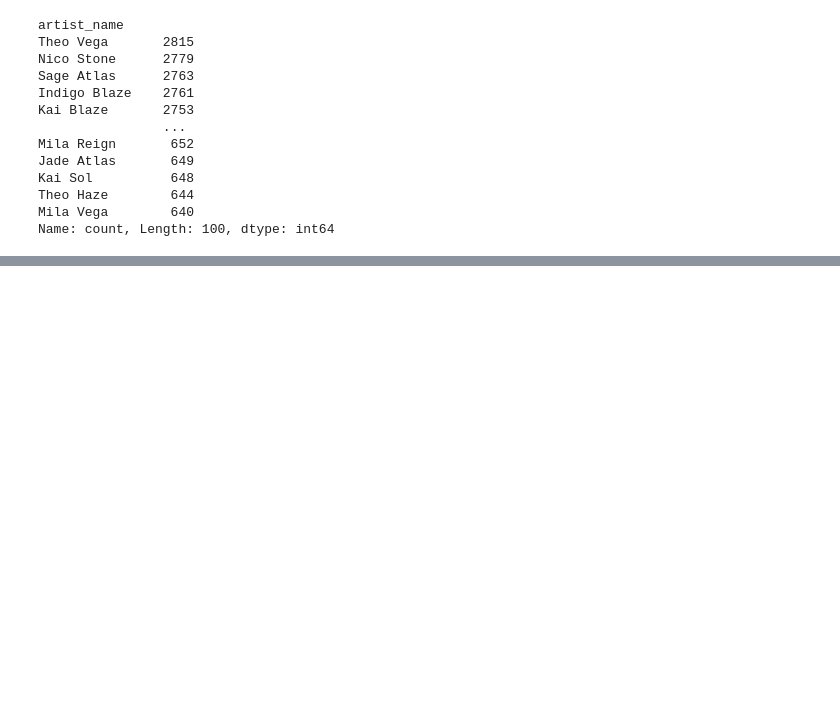
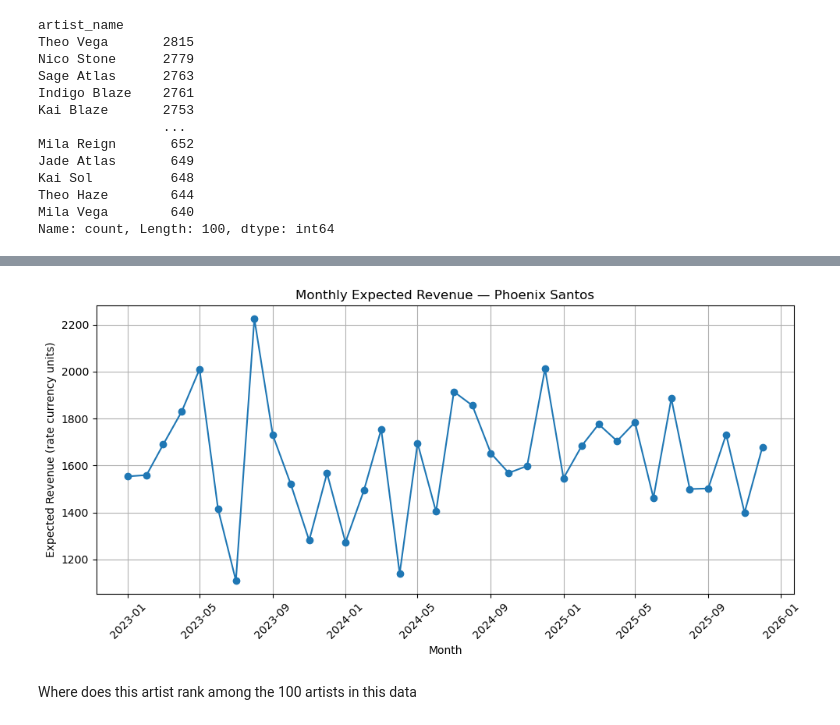
Before and after one commit to JermaineRAM/02_artist_revenue_forecasting, a Jupyter notebook: notebooks/01_revenue_time_series.ipynb, the cells around one changed output, grey strips where cells are left out. Drawn from its saved outputs; the diff is of its cells as text; code cells hidden in the pictures; blank space fills up the shorter version.

```diff
--- a/notebooks/01_revenue_time_series.ipynb
+++ b/notebooks/01_revenue_time_series.ipynb
@@ -38,0 +80,6 @@ Name: count, Length: 100, dtype: int64
+# %%
+ARTIST = "Phoenix Santos"
+artist_usage = usage[usage["artist_name"] == ARTIST].copy()
+
+print("Rows for artist:", len(artist_usage))
+artist_usage.head()
@@ -38,0 +145,5 @@ Name: count, Length: 100, dtype: int64
+# %%
+artist_usage["streams_clean"] = artist_usage["streams"].clip(lower=0)
+artist_usage["expected_revenue"] = artist_usage["streams_clean"] * artist_usage["rate_per_stream"]
+
+artist_usage[["report_month", "platform", "territory", "stream_type", "streams", "streams_clean", "rate_per_stream", "expected_revenue"]].head()
@@ -38,0 +157,2 @@ Name: count, Length: 100, dtype: int64
+# %%
+artist_usage = artist_usage.copy()  # freezes current state after fixing rate_per_stream
@@ -38,0 +161,11 @@ Name: count, Length: 100, dtype: int64
+# %%
+monthly_revenue = (
+    artist_usage.groupby("report_month")["expected_revenue"]
+    .sum()
+    .reset_index()
+)
+
+monthly_revenue["report_month"] = pd.to_datetime(monthly_revenue["report_month"])
+monthly_revenue = monthly_revenue.sort_values("report_month")
+
+monthly_revenue.head()
@@ -38,0 +179,14 @@ Name: count, Length: 100, dtype: int64
+# %%
+plt.figure(figsize=(10, 5))
+plt.plot(monthly_revenue["report_month"], monthly_revenue["expected_revenue"], marker="o")
+plt.title(f"Monthly Expected Revenue — {ARTIST}")
+plt.xlabel("Month")
+plt.ylabel("Expected Revenue (rate currency units)")
+plt.xticks(rotation=45)
+plt.grid(True)
+plt.tight_layout()
+plt.show()
+# %% [output]
+[figure, added]
+# %% [markdown]
+Where does this artist rank among the 100 artists in this data
```
Also changed, not shown: parts of 23 cells of this notebook, 1 other file.
